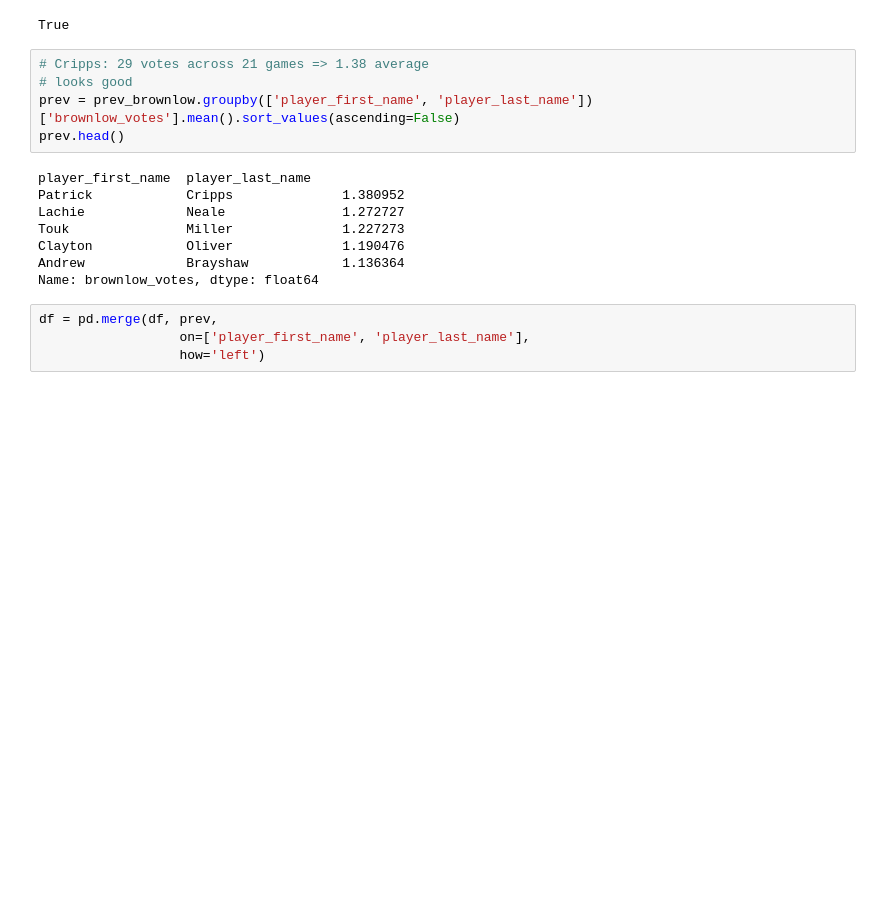
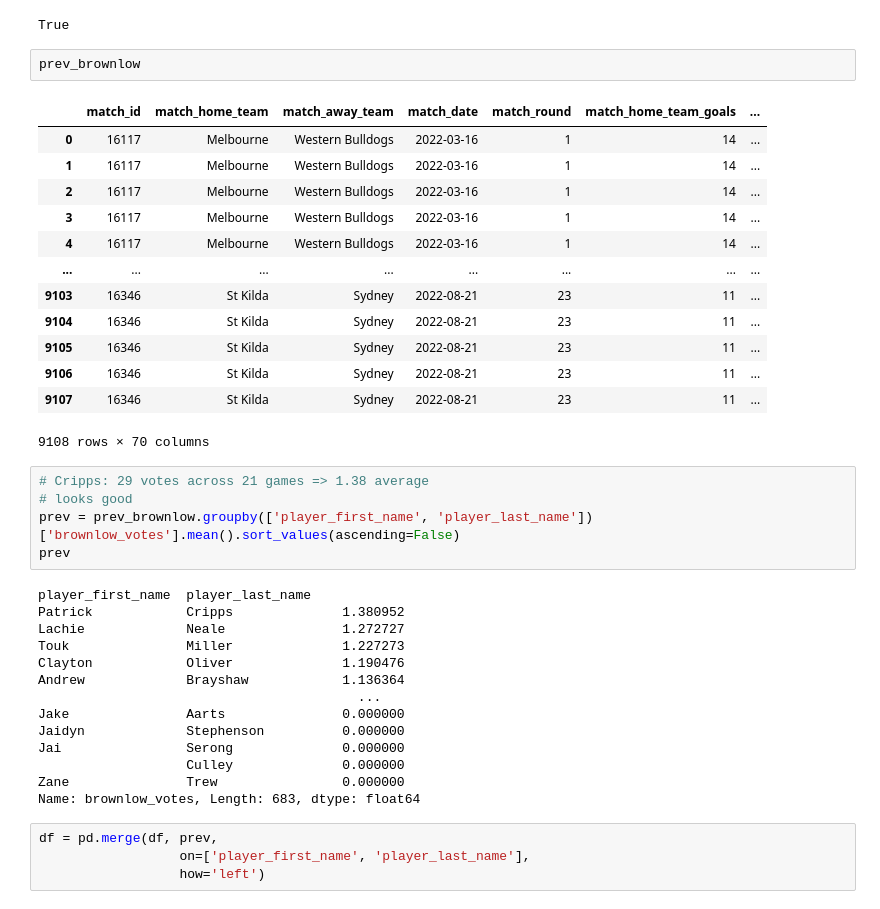
Before and after one commit to Neverknowwhattoput/My-Brownlow-Predictor, a Jupyter notebook: notebooks/1 - preprocessing/27 - preprocessing_afl_part2.ipynb, the cells around one changed output. Cells and saved outputs as stored; diff of their text form; blank space fills up the shorter version.

```diff
--- a/notebooks/1 - preprocessing/27 - preprocessing_afl_part2.ipynb
+++ b/notebooks/1 - preprocessing/27 - preprocessing_afl_part2.ipynb
@@ -153,11 +131,27 @@ prev_brownlow = pd.read_parquet('../../data/curated/brownlow_votes_22.parquet')
 len(prev_brownlow.drop_duplicates('player_id')) == len(prev_brownlow.drop_duplicates(['player_first_name', 'player_last_name']))
 # %% [output]
 True
+# %%
+prev_brownlow
+# %% [output]
+|  | match_id | match_home_team | match_away_team | match_date | match_round | match_home_team_goals | ... |
+| 0 | 16117 | Melbourne | Western Bulldogs | 2022-03-16 | 1 | 14 | ... |
+| 1 | 16117 | Melbourne | Western Bulldogs | 2022-03-16 | 1 | 14 | ... |
+| 2 | 16117 | Melbourne | Western Bulldogs | 2022-03-16 | 1 | 14 | ... |
+| 3 | 16117 | Melbourne | Western Bulldogs | 2022-03-16 | 1 | 14 | ... |
+| 4 | 16117 | Melbourne | Western Bulldogs | 2022-03-16 | 1 | 14 | ... |
+| ... | ... | ... | ... | ... | ... | ... | ... |
+| 9103 | 16346 | St Kilda | Sydney | 2022-08-21 | 23 | 11 | ... |
+| 9104 | 16346 | St Kilda | Sydney | 2022-08-21 | 23 | 11 | ... |
+| 9105 | 16346 | St Kilda | Sydney | 2022-08-21 | 23 | 11 | ... |
+| 9106 | 16346 | St Kilda | Sydney | 2022-08-21 | 23 | 11 | ... |
+| 9107 | 16346 | St Kilda | Sydney | 2022-08-21 | 23 | 11 | ... |
+9108 rows × 70 columns
 # %%
 # Cripps: 29 votes across 21 games => 1.38 average
 # looks good
 prev = prev_brownlow.groupby(['player_first_name', 'player_last_name'])['brownlow_votes'].mean().sort_values(ascending=False)
-prev.head()
+prev
 # %% [output]
 player_first_name  player_last_name
 Patrick            Cripps              1.380952
@@ -165,7 +159,13 @@ Lachie             Neale               1.272727
 Touk               Miller              1.227273
 Clayton            Oliver              1.190476
 Andrew             Brayshaw            1.136364
-Name: brownlow_votes, dtype: float64
+                                         ...
+Jake               Aarts               0.000000
+Jaidyn             Stephenson          0.000000
+Jai                Serong              0.000000
+                   Culley              0.000000
+Zane               Trew                0.000000
+Name: brownlow_votes, Length: 683, dtype: float64
 # %%
 df = pd.merge(df, prev,
                   on=['player_first_name', 'player_last_name'],
```
Also changed, not shown: parts of 29 cells of this notebook.
